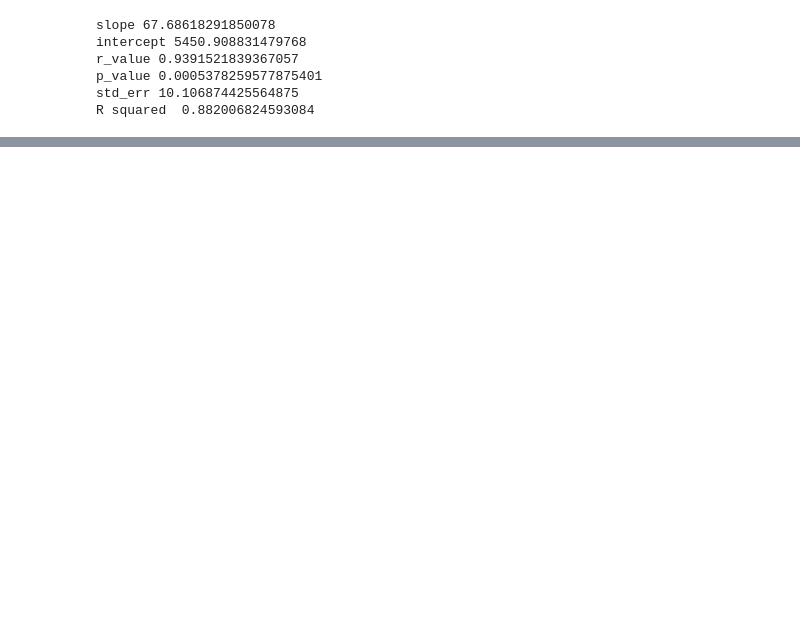
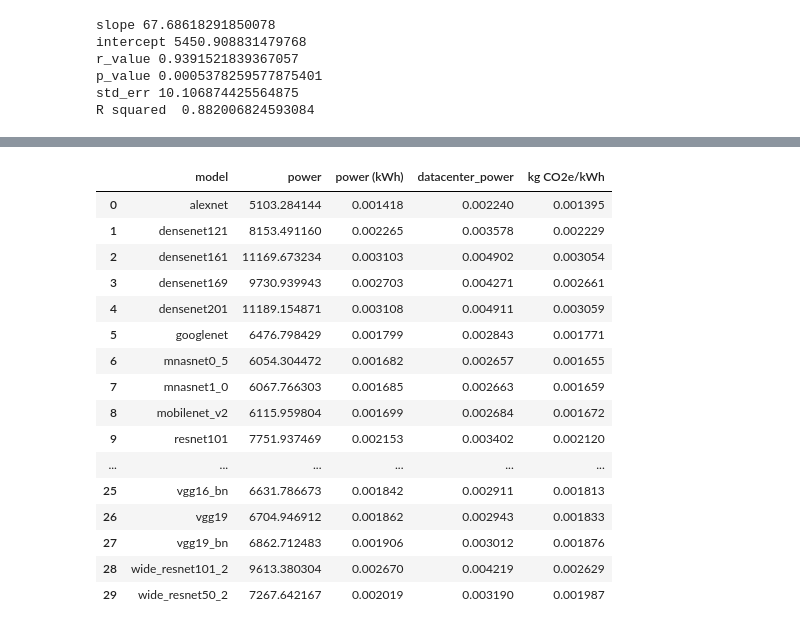
Before and after one commit to MScDissertation/model_hub, a Jupyter notebook: Vision models.ipynb, the cells around one changed output, grey strips where cells are left out. Saved outputs shown, nothing was run; the diff lists cells and outputs as text; code cells hidden in the pictures; blank space fills up the shorter version.

```diff
--- a/Vision models.ipynb
+++ b/Vision models.ipynb
@@ -321,0 +322,30 @@ plt.savefig('viz/vgg_gflops_power_fit.png',dpi=300)
+# %%
+df_time_interval['power (kWh)'] = df_time_interval['mean_power'] * df_time_interval['total_time'] / (1000 * 3600)
+df_time_interval["datacenter_power"] = df_time_interval['power (kWh)'] * 1.58
+
+df_co2 = pd.read_csv("../BERT/results/co2data.csv")
+uk_co2 = df_co2.loc[df_co2.country == 'United Kingdom'].impact.mean()
+
+df_time_interval['CO2e'] = uk_co2 * df_time_interval['datacenter_power']
+df_time_interval['kg CO2e/kWh'] = df_time_interval['CO2e'] /1000
+# %%
+features = ['model','power','power (kWh)','datacenter_power','kg CO2e/kWh']
+df_time_interval[features]
+# %% [output]
+|  | model | power | power (kWh) | datacenter_power | kg CO2e/kWh |
+| 0 | alexnet | 5103.284144 | 0.001418 | 0.002240 | 0.001395 |
+| 1 | densenet121 | 8153.491160 | 0.002265 | 0.003578 | 0.002229 |
+| 2 | densenet161 | 11169.673234 | 0.003103 | 0.004902 | 0.003054 |
+| 3 | densenet169 | 9730.939943 | 0.002703 | 0.004271 | 0.002661 |
+| 4 | densenet201 | 11189.154871 | 0.003108 | 0.004911 | 0.003059 |
+| 5 | googlenet | 6476.798429 | 0.001799 | 0.002843 | 0.001771 |
+| 6 | mnasnet0_5 | 6054.304472 | 0.001682 | 0.002657 | 0.001655 |
+| 7 | mnasnet1_0 | 6067.766303 | 0.001685 | 0.002663 | 0.001659 |
+| 8 | mobilenet_v2 | 6115.959804 | 0.001699 | 0.002684 | 0.001672 |
+| 9 | resnet101 | 7751.937469 | 0.002153 | 0.003402 | 0.002120 |
+| ... | ... | ... | ... | ... | ... |
+| 25 | vgg16_bn | 6631.786673 | 0.001842 | 0.002911 | 0.001813 |
+| 26 | vgg19 | 6704.946912 | 0.001862 | 0.002943 | 0.001833 |
+| 27 | vgg19_bn | 6862.712483 | 0.001906 | 0.003012 | 0.001876 |
+| 28 | wide_resnet101_2 | 9613.380304 | 0.002670 | 0.004219 | 0.002629 |
+| 29 | wide_resnet50_2 | 7267.642167 | 0.002019 | 0.003190 | 0.001987 |
```
Also changed, not shown: parts of 5 cells of this notebook, 6 other files.
